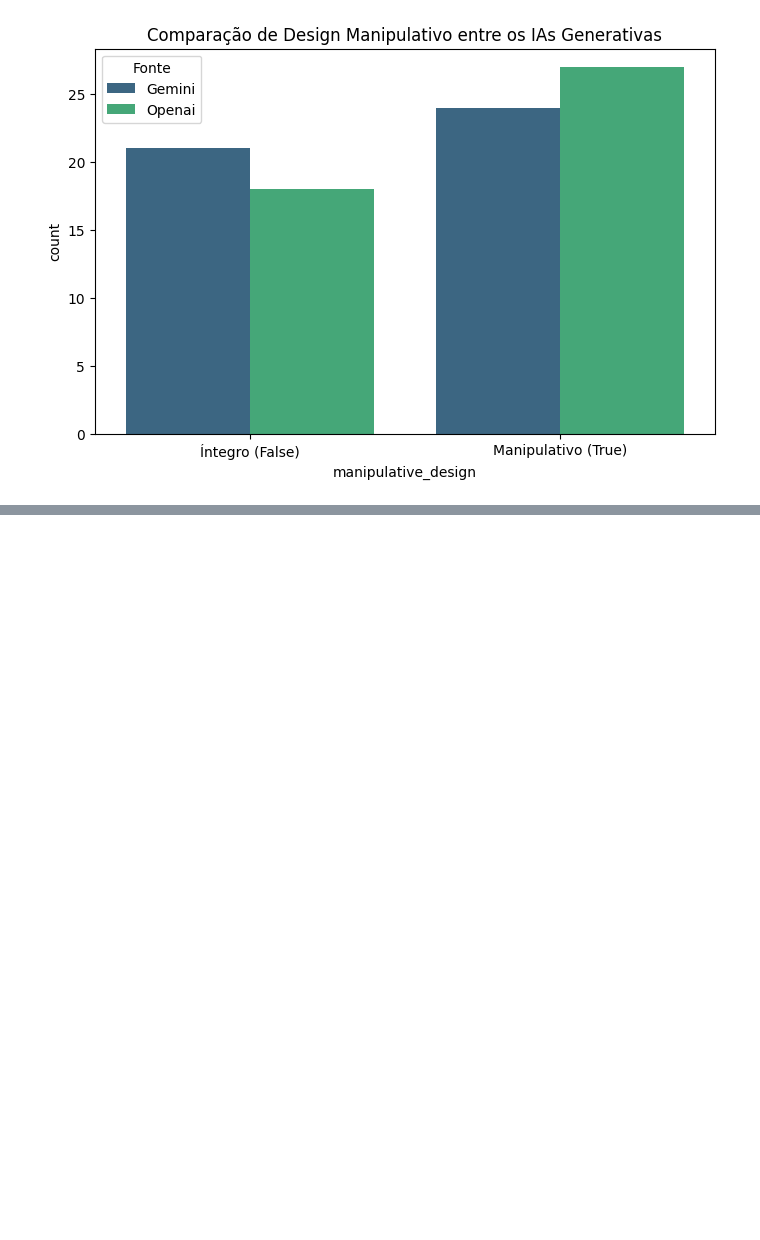
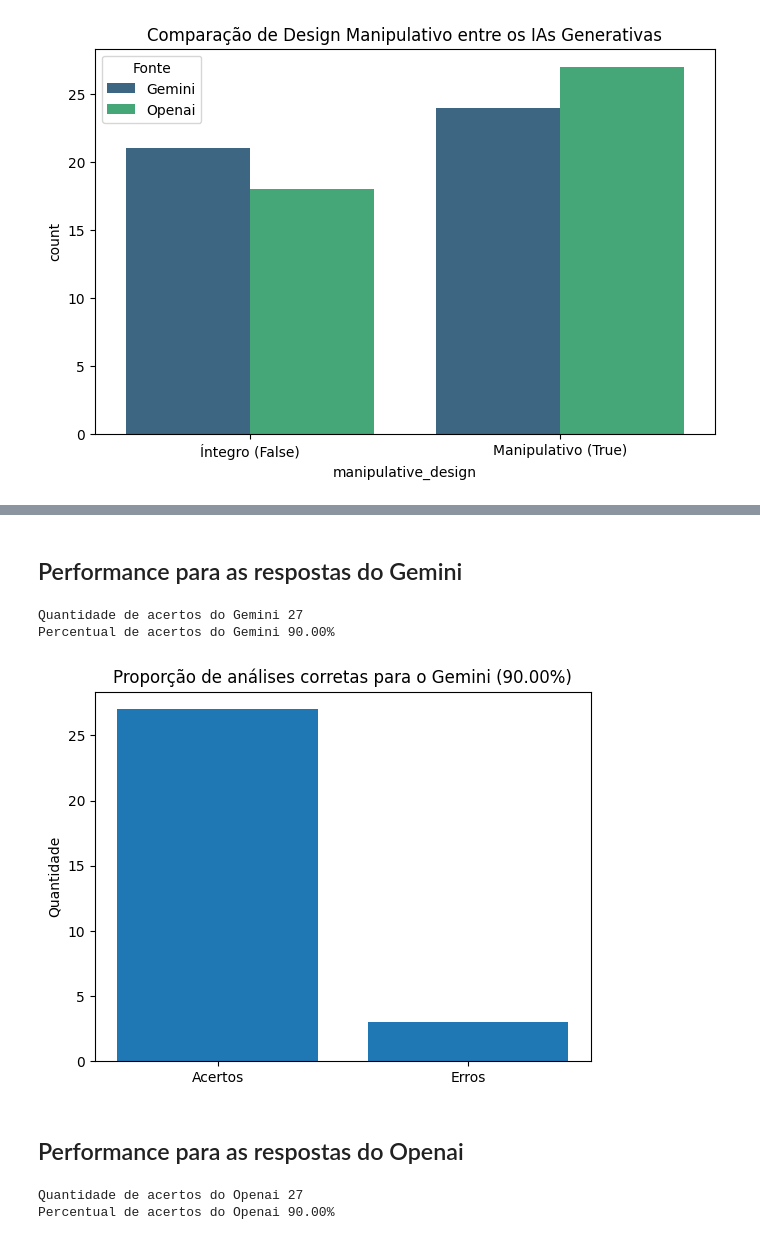
Before and after one commit to ArthurF36/Sites_Design_Manipulativos, a Jupyter notebook: Notebook/grafico_Peformance_Sites.ipynb, the cells around one changed output, grey strips where cells are left out. Cells and saved outputs as stored; diff of their text form; code cells hidden in the pictures; blank space fills up the shorter version.

```diff
--- a/Notebook/grafico_Peformance_Sites.ipynb
+++ b/Notebook/grafico_Peformance_Sites.ipynb
@@ -50,6 +85,8 @@ plt.show()
 [figure]
 # %%
 df_Gabarito = pd.read_excel(r"/workspaces/Sites_Design_Manipulativos/Data/Gabarito_Resultados.xlsx")
+df_Gabarito['name'] = df_Gabarito['name'].apply(lambda url: url if str(url).startswith("https") else "https://" + str(url))
+
 df_Gabarito.info()
 # %% [output]
 <class 'pandas.DataFrame'>
@@ -83,0 +116,64 @@ df_Gabarito
+# %%
+df_Gemini = df_Gemini.merge(
+    df_Gabarito[['name', 'manipulative_design_Gabarito']],
+    on='name',
+    how='left'
+)
+
+df_Openai = df_Openai.merge(
+    df_Gabarito[['name', 'manipulative_design_Gabarito']],
+    on='name',
+    how='left'
+)
+# %% [markdown]
+## Performance para as respostas do Gemini
+# %%
+mask_validos_Gemini = df_Gemini['manipulative_design'].notna() & df_Gemini['manipulative_design_Gabarito'].notna()
+
+acertos_Gemini = (df_Gemini.loc[mask_validos_Gemini, 'manipulative_design'] == df_Gemini.loc[mask_validos_Gemini,
+                                                                                             'manipulative_design_Gabarito']).sum()
+total_Gemini = mask_validos_Gemini.sum()
+
+proporcao_Gemini = acertos_Gemini / total_Gemini
+percentual_Gemini = proporcao_Gemini * 100
+
+if pd.isna(percentual_Gemini):
+    percentual_Gemini = 0
+
+print(f"Quantidade de acertos do Gemini {acertos_Gemini}")
+print(f"Percentual de acertos do Gemini {percentual_Gemini:.2f}%")
+# %% [output]
+Quantidade de acertos do Gemini 27
+Percentual de acertos do Gemini 90.00%
+# %%
+erros_Gemini = total_Gemini - acertos_Gemini
+
+labels_Gemini = ['Acertos', 'Erros']
+valores_Gemini = [acertos_Gemini, erros_Gemini]
+# %%
+plt.bar(labels_Gemini, valores_Gemini)
+plt.title(f'Proporção de análises corretas para o Gemini ({percentual_Gemini:.2f}%)')
+plt.ylabel('Quantidade')
+plt.show()
+# %% [output]
+[figure, added]
+# %% [markdown]
+## Performance para as respostas do Openai
+# %%
+mask_validos_Openai = df_Openai['manipulative_design'].notna() & df_Openai['manipulative_design_Gabarito'].notna()
+
+acertos_Openai = (df_Openai.loc[mask_validos_Openai, 'manipulative_design'] == df_Openai.loc[mask_validos_Openai,
+                                                                                             'manipulative_design_Gabarito']).sum()
+total_Openai = mask_validos_Openai.sum()
+
+proporcao_Openai = acertos_Openai / total_Openai
+percentual_Openai = proporcao_Openai * 100
+
+if pd.isna(percentual_Openai):
+    percentual_Openai = 0
+
+print(f"Quantidade de acertos do Openai {acertos_Openai}")
+print(f"Percentual de acertos do Openai {percentual_Openai:.2f}%")
+# %% [output]
+Quantidade de acertos do Openai 27
+Percentual de acertos do Openai 90.00%
```
Also changed, not shown: parts of 8 cells of this notebook, 3 other files.
